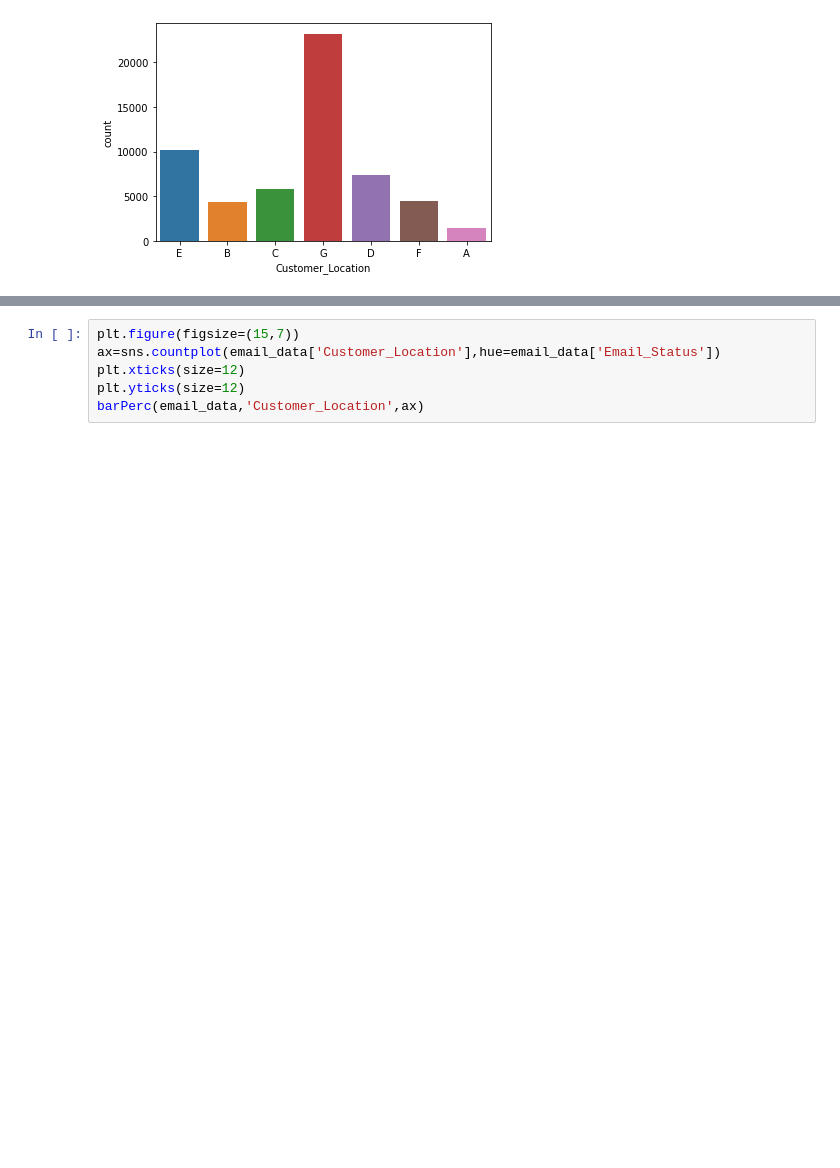
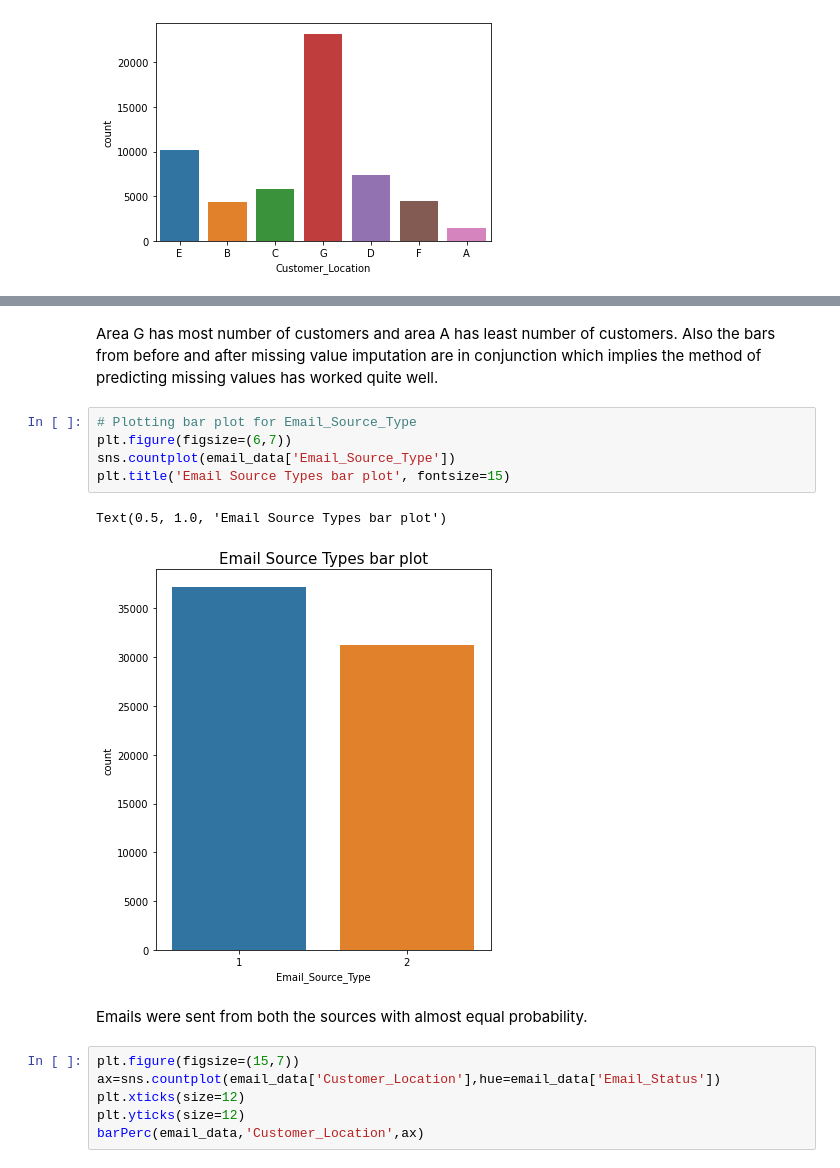
Before and after one commit to Akramkhan01/Email-Campaign-Effectiveness-Prediction-Capstone-Project, a Jupyter notebook: Email_Campaign_Effectiveness_Prediction.ipynb, the cells around one changed output, grey strips where cells are left out. Drawn from its saved outputs; the diff is of its cells as text; blank space fills up the shorter version.

```diff
--- a/Email_Campaign_Effectiveness_Prediction.ipynb
+++ b/Email_Campaign_Effectiveness_Prediction.ipynb
@@ -400,3 +420,15 @@ sns.countplot(email_data['Customer_Location'])
+# %% [markdown]
+Area G has most number of customers and area A has least number of customers. Also the bars from before and after missing value imputation are in conjunction which implies the method of predicting missing values has worked quite well.
+# %%
+# Plotting bar plot for Email_Source_Type
+plt.figure(figsize=(6,7))
+sns.countplot(email_data['Email_Source_Type'])
+plt.title('Email Source Types bar plot', fontsize=15)
+# %% [output]
+Text(0.5, 1.0, 'Email Source Types bar plot')
+[figure, added]
+# %% [markdown]
+Emails were sent from both the sources with almost equal probability.
 # %%
 plt.figure(figsize=(15,7))
 ax=sns.countplot(email_data['Customer_Location'],hue=email_data['Email_Status'])
```
Also changed, not shown: parts of 20 cells of this notebook.
